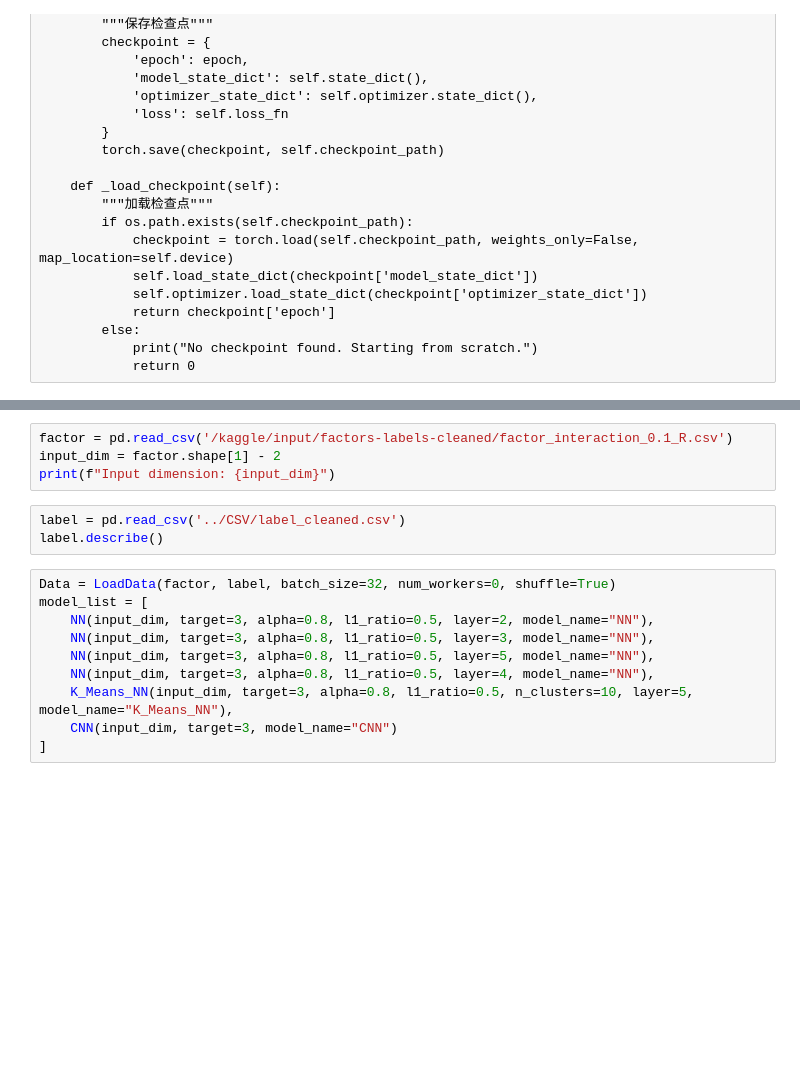
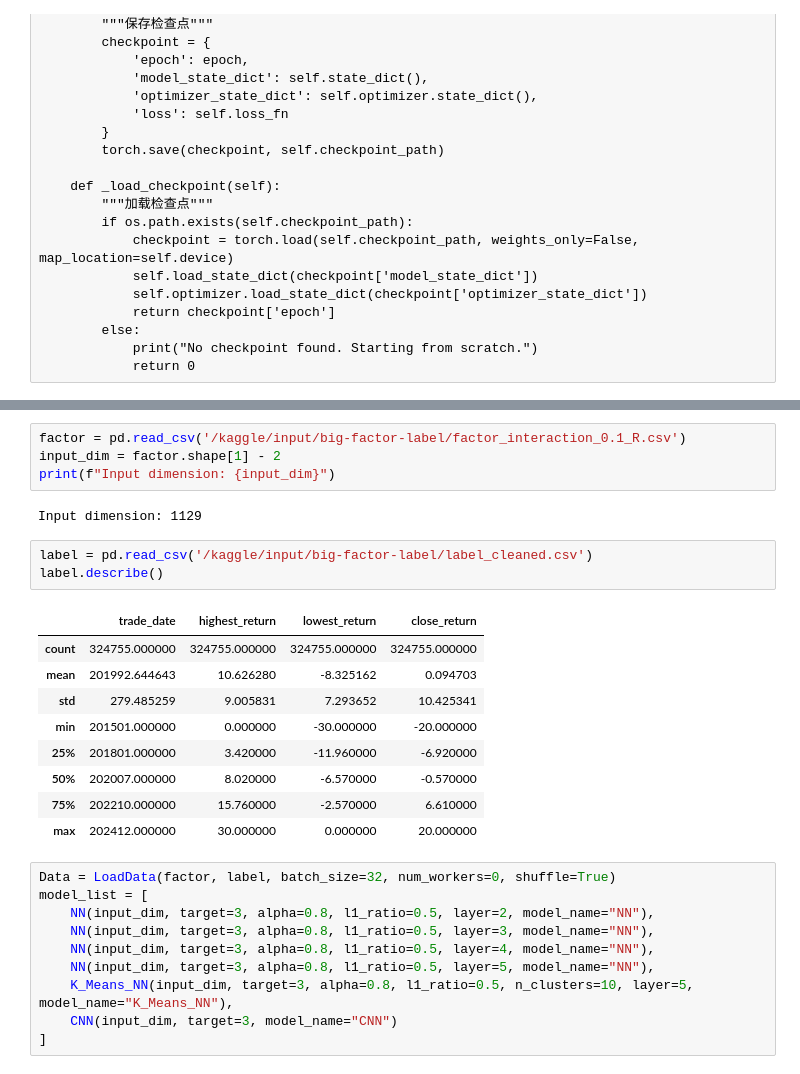
Before and after one commit to TonyTangWJ/Chinese-Stock-Market, a Jupyter notebook: chinese-stock-market.ipynb, the cells around one changed output, grey strips where cells are left out. Saved outputs shown, nothing was run; the diff lists cells and outputs as text; blank space fills up the shorter version.

Commit message:
Kaggle Notebook | Chinese Stock Market | kaggle

```diff
--- a/chinese-stock-market.ipynb
+++ b/chinese-stock-market.ipynb
@@ -2716,19 +2719,31 @@ class RollingTrainTest:
             pass
         return
 # %%
-factor = pd.read_csv('/kaggle/input/factors-labels-cleaned/factor_interaction_0.1_R.csv')
+factor = pd.read_csv('/kaggle/input/big-factor-label/factor_interaction_0.1_R.csv')
 input_dim = factor.shape[1] - 2
 print(f"Input dimension: {input_dim}")
+# %% [output]
+Input dimension: 1129
 # %%
-label = pd.read_csv('../CSV/label_cleaned.csv')
+label = pd.read_csv('/kaggle/input/big-factor-label/label_cleaned.csv')
 label.describe()
+# %% [output]
+|  | trade_date | highest_return | lowest_return | close_return |
+| count | 324755.000000 | 324755.000000 | 324755.000000 | 324755.000000 |
+| mean | 201992.644643 | 10.626280 | -8.325162 | 0.094703 |
+| std | 279.485259 | 9.005831 | 7.293652 | 10.425341 |
+| min | 201501.000000 | 0.000000 | -30.000000 | -20.000000 |
+| 25% | 201801.000000 | 3.420000 | -11.960000 | -6.920000 |
+| 50% | 202007.000000 | 8.020000 | -6.570000 | -0.570000 |
+| 75% | 202210.000000 | 15.760000 | -2.570000 | 6.610000 |
+| max | 202412.000000 | 30.000000 | 0.000000 | 20.000000 |
 # %%
 Data = LoadData(factor, label, batch_size=32, num_workers=0, shuffle=True)
 model_list = [
     NN(input_dim, target=3, alpha=0.8, l1_ratio=0.5, layer=2, model_name="NN"),
     NN(input_dim, target=3, alpha=0.8, l1_ratio=0.5, layer=3, model_name="NN"),
+    NN(input_dim, target=3, alpha=0.8, l1_ratio=0.5, layer=4, model_name="NN"),
     NN(input_dim, target=3, alpha=0.8, l1_ratio=0.5, layer=5, model_name="NN"),
-    NN(input_dim, target=3, alpha=0.8, l1_ratio=0.5, layer=4, model_name="NN"),
     K_Means_NN(input_dim, target=3, alpha=0.8, l1_ratio=0.5, n_clusters=10, layer=5, model_name="K_Means_NN"),
     CNN(input_dim, target=3, model_name="CNN")
 ]
```
Also changed, not shown: parts of 4 cells of this notebook.
